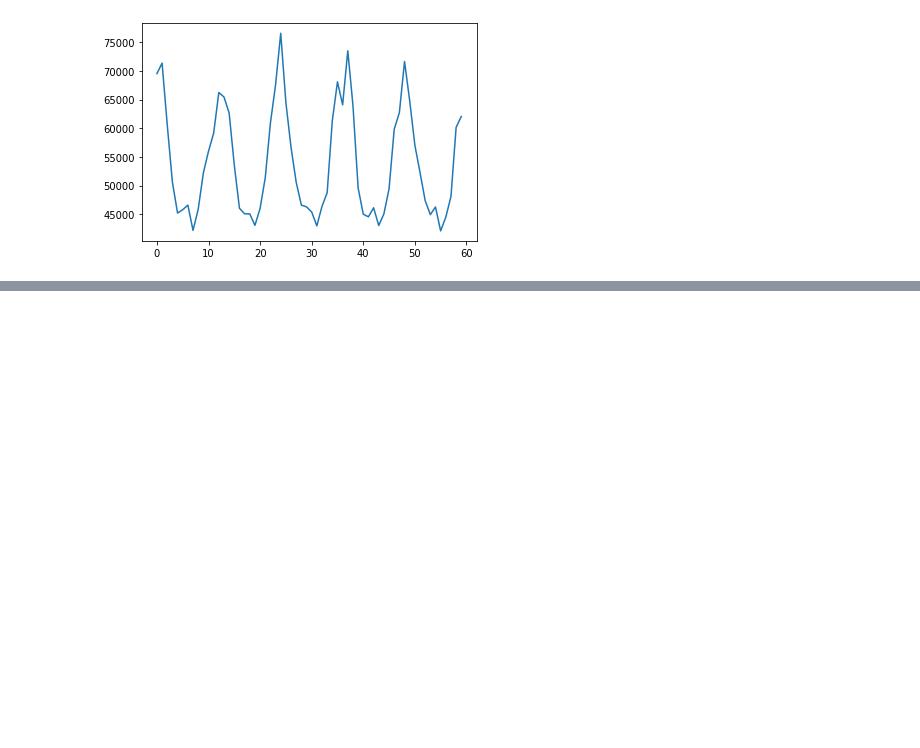
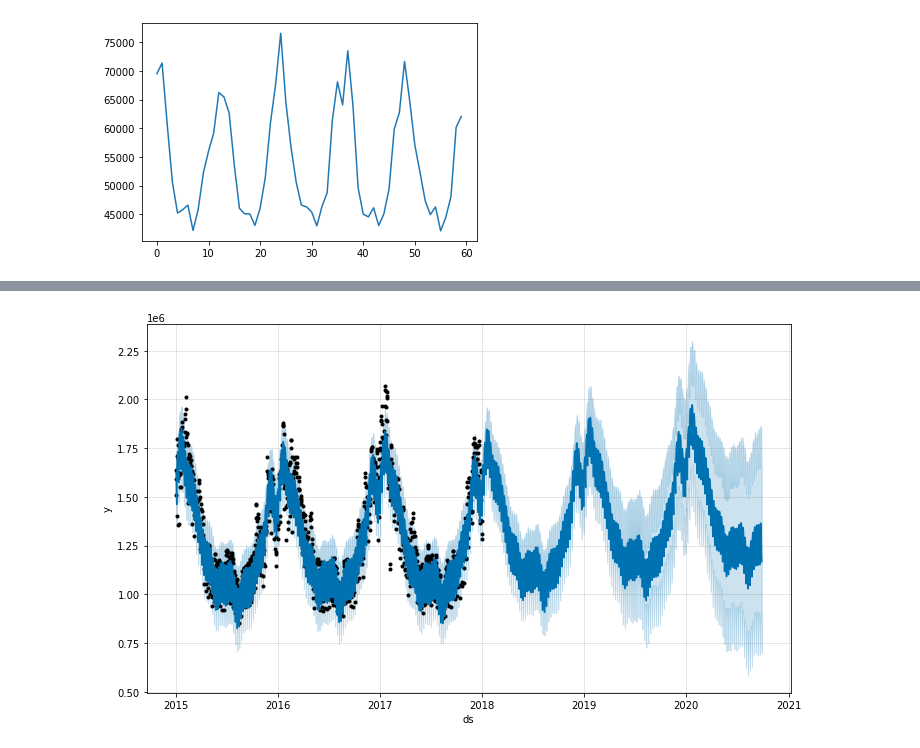
Before and after one commit to RPegoud/TimeSeries, a Jupyter notebook: TimeSeries.ipynb, the cells around one changed output, grey strips where cells are left out. Saved outputs shown, nothing was run; the diff lists cells and outputs as text; code cells hidden in the pictures; blank space fills up the shorter version.

Commit message:
prophet model

```diff
--- a/TimeSeries.ipynb
+++ b/TimeSeries.ipynb
@@ -148,0 +223,5 @@ test = melted_means[melted_means['year'].between(2018,2020)]
+# %%
+# rename columns for prophet model
+df_ds = df_ds.reset_index()
+df_ds.columns = ['ds', 'y']
+df_ds.head()
@@ -148,0 +235,24 @@ test = melted_means[melted_means['year'].between(2018,2020)]
+# %%
+# remove timezone
+def remove_timezone(df):
+
+    # HERE `df` is a python datetime
+    # object that used .replace() method
+    return df.replace(tzinfo=None)
+
+df_ds['ds'] = df_ds['ds'].apply(remove_timezone)
+# %%
+train_end_date = '2018-01-01'
+
+# Train test split
+train = df_ds[df_ds['ds'] <= train_end_date]
+test = df_ds[df_ds['ds'] > train_end_date]
+# %%
+# create a first model
+
+# Prophet model for time series forecast
+!pip install prophet
+from prophet import Prophet
+# Use the default hyperparameters to initiate the Prophet model
+model_baseline = Prophet()# Fit the model on the training dataset
+model_baseline.fit(train)
@@ -148,0 +283,7 @@ test = melted_means[melted_means['year'].between(2018,2020)]
+# %%
+# Create the time range for the forecast
+future_baseline = model_baseline.make_future_dataframe(periods=1000) # Make prediction
+forecast_baseline = model_baseline.predict(future_baseline)# Visualize the forecast
+model_baseline.plot(forecast_baseline); # Add semi-colon to remove the duplicated chart
+# %% [output]
+[figure, added]
```
Also changed, not shown: parts of 10 cells of this notebook.
